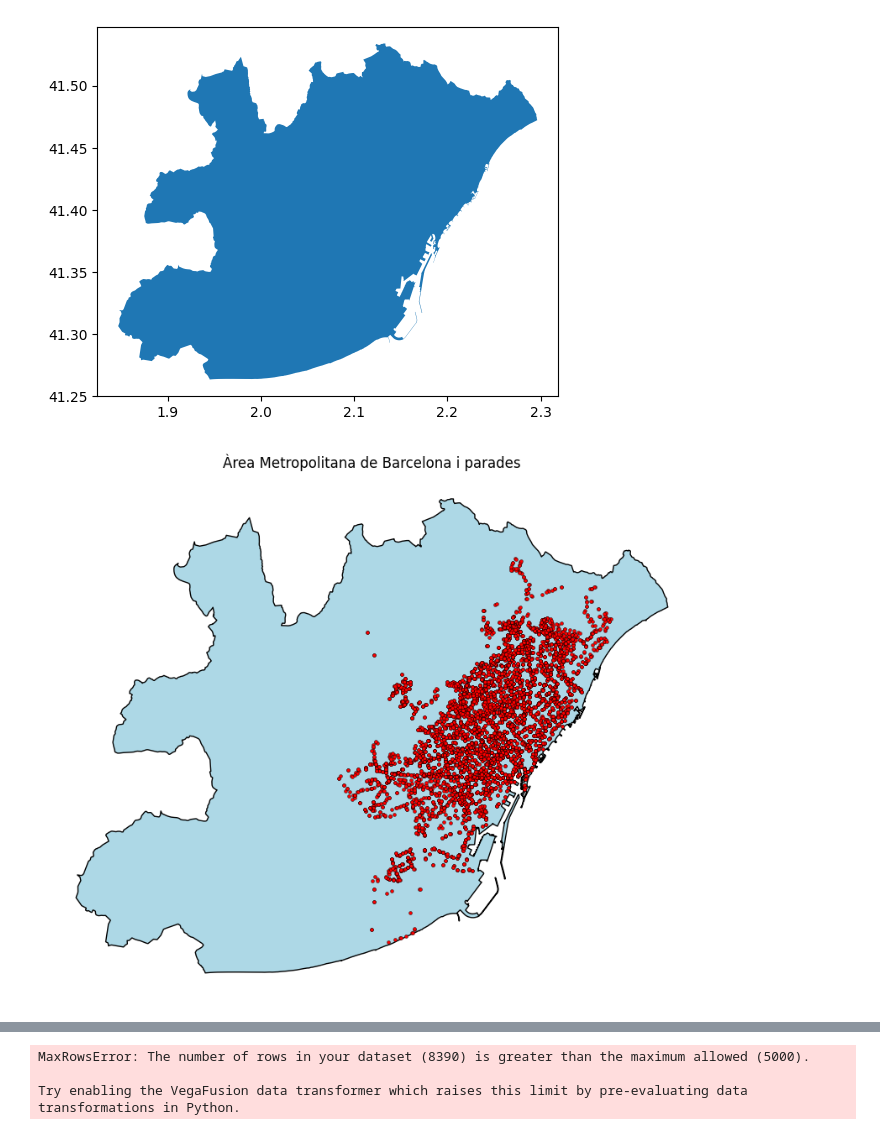
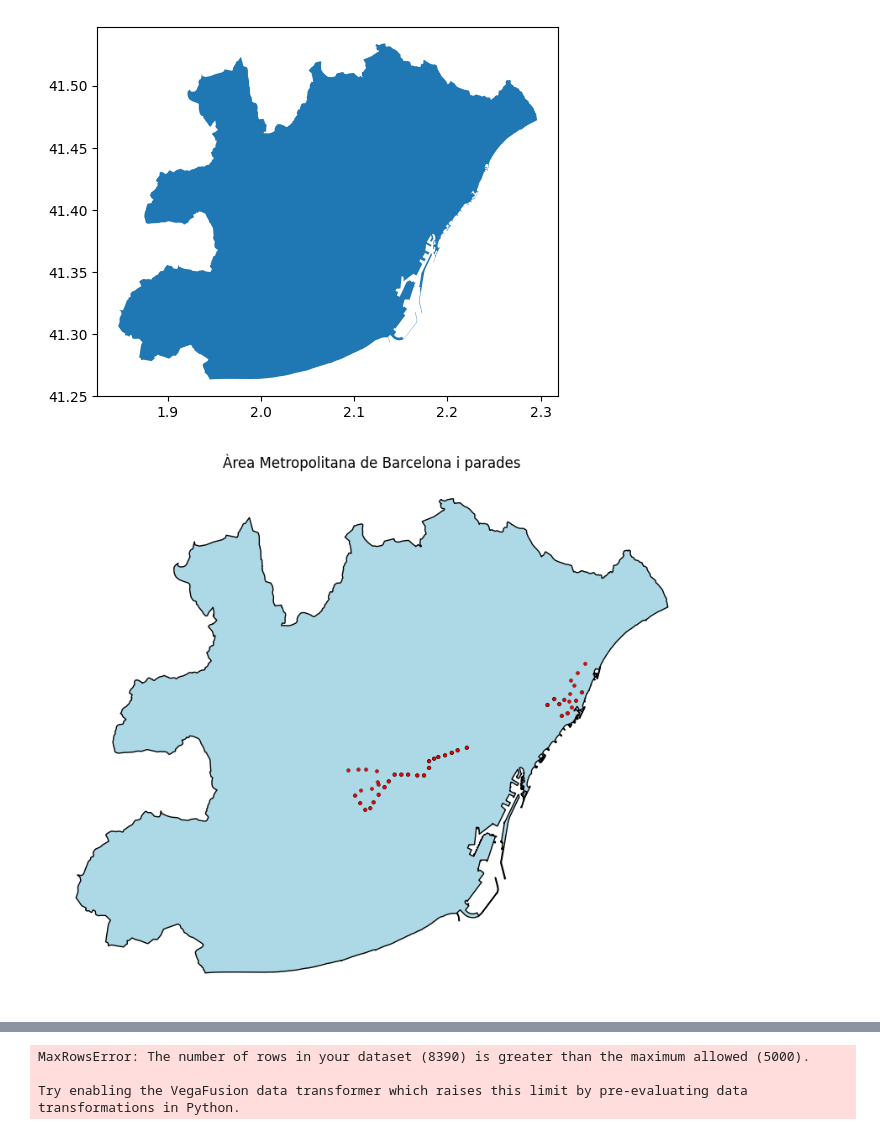
Before and after one commit to bmantepe/stop-location, a Jupyter notebook: 12-Edges-Exchange-OSMXN.ipynb, the cells around one changed output, grey strips where cells are left out. Drawn from its saved outputs; the diff is of its cells as text; code cells hidden in the pictures.

```diff
--- a/12-Edges-Exchange-OSMXN.ipynb
+++ b/12-Edges-Exchange-OSMXN.ipynb
@@ -93,26 +86,26 @@ all_stops = gpd.GeoDataFrame(all_stops, geometry='geometry', crs="EPSG:4326")
 # %%
 fig, ax = plt.subplots(figsize=(10, 10))
 
 admin_district.plot(
     ax=ax,
     color="lightblue",
     edgecolor="black",
     linewidth=1
 )
 
-all_stops.plot(
+all_stops[all_stops['stop_type'] == 'Tram'].plot(
     ax=ax,
     color="red",
     markersize=8,
     edgecolor="black",
     linewidth=0.3
 )
 
 ax.set_title("Àrea Metropolitana de Barcelona i parades")
 ax.axis("off")
 plt.show()
 # %% [output]
-[figure, old version]
+[figure, new version]
 # %%
 walking_speed = 1.39
 
```
Also changed, not shown: parts of 8 cells of this notebook, 19 other files.
